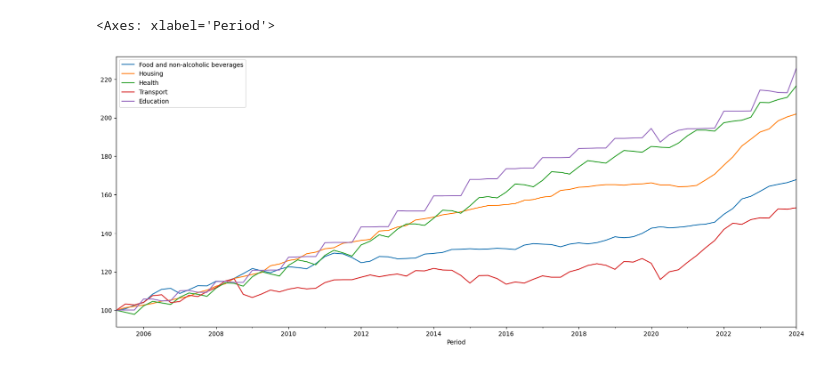
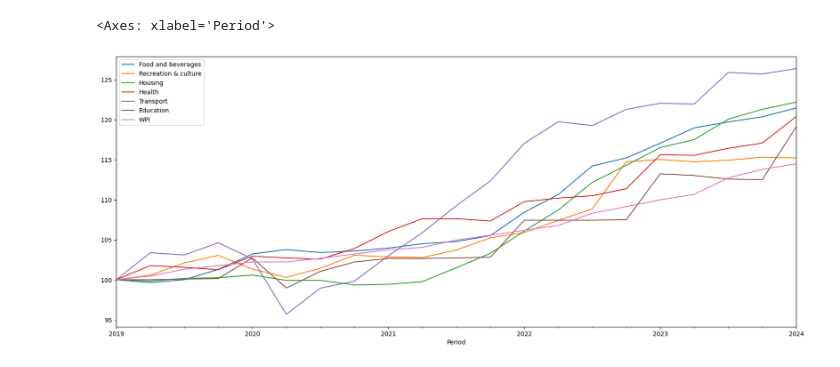
Before and after one commit to RonnyPNguyen/VizVenture, a Jupyter notebook: Portfolio/AUS_CostOfLiving_2024/data/costOfLiving.ipynb, the cells around one changed output. Saved outputs shown, nothing was run; the diff lists cells and outputs as text; code cells hidden in the pictures.

```diff
--- a/Portfolio/AUS_CostOfLiving_2024/data/costOfLiving.ipynb
+++ b/Portfolio/AUS_CostOfLiving_2024/data/costOfLiving.ipynb
@@ -6,6 +6,5 @@ import os
 
 cwd = os.getcwd()
 
-cpi_input1 = pd.read_excel(cwd + '/CPI_Aggregate.xlsx', sheet_name='Data1')
-cpi_input2 = pd.read_excel(cwd + '/CPI_Group.xlsx', sheet_name='Data1')
+cpi_input = pd.read_excel(cwd + '/CPI_Group.xlsx', sheet_name='Data1')
 wpi_input = pd.read_excel(cwd + '/WPI_Aggregate.xlsx', sheet_name='Data1')
@@ -32,6 +11,9 @@ cpi_input2.head(15)
 # %%
-cpiBygroup = cpi_input2.iloc[9:,0:13].dropna()
-cpiBygroup.columns = ['Period','Food and non-alcoholic beverages', 'Alcohol and tobacco', 'Clothing and footwear','Housing','Furnishings, household equipment and services',
-                    'Health','Transport','Communication','Recreation and culture','Education','Financial services and insurance','All group']
-refPeriod = cpiBygroup['Period'].iloc[0]
-cpiBygroup
+cpiBygroup = cpi_input.iloc[9:,0:13].dropna()
+cpiBygroup.columns = ['Period','Food and beverages', 'Alcohol and tobacco', 'Clothing and footwear','Housing','Furnishings, household equipment and services',
+                    'Health','Transport','Communication','Recreation & culture','Education','Financial services and insurance','All group']
+cpiBygroup['Period'] = pd.to_datetime(cpiBygroup['Period'])
+
+wpi = wpi_input.iloc[9:,[0,3]].dropna().copy()
+wpi.columns = ['Period','WPI']
+wpi['Period'] = pd.to_datetime(wpi['Period'])
@@ -52,7 +20,12 @@ cpiBygroup
 # %%
-cpiBygroup_adjusted = cpiBygroup.copy()
+refPeriod = pd.to_datetime('2019-01-01')
 
+cpiBygroup['Period'] >= refPeriod
+cpiBygroup_adjusted = cpiBygroup.loc[cpiBygroup['Period'] >= refPeriod].copy()
 for col in cpiBygroup_adjusted.columns[1:]:
     cpiBygroup_adjusted[col] = cpiBygroup_adjusted[col] / cpiBygroup_adjusted[col].iloc[0] * 100
 
-cpiBygroup_adjusted
+wpi_adjusted = wpi.loc[wpi['Period'] >= refPeriod].copy()
+wpi_adjusted['WPI'] = wpi_adjusted['WPI'] / wpi_adjusted['WPI'].iloc[0] * 100
+
+cpiBygroup_adjusted['WPI'] = wpi_adjusted['WPI'].values
@@ -73,12 +52,14 @@ cpiBygroup_adjusted
 # %%
 selectedGroup = [
-    'Food and non-alcoholic beverages',
+    'Food and beverages',
+    'Recreation & culture',
     'Housing',
     'Health',
     'Transport',
-    'Education']
+    'Education',
+    'WPI']
 
 cpiBygroup_adjusted.plot(x='Period', y=selectedGroup, kind='line', figsize=(20, 8))
 # %% [output]
 <Axes: xlabel='Period'>
-[figure, old version]
+[figure, new version]
```
Also changed, not shown: parts of 11 cells of this notebook, 19 other files.
